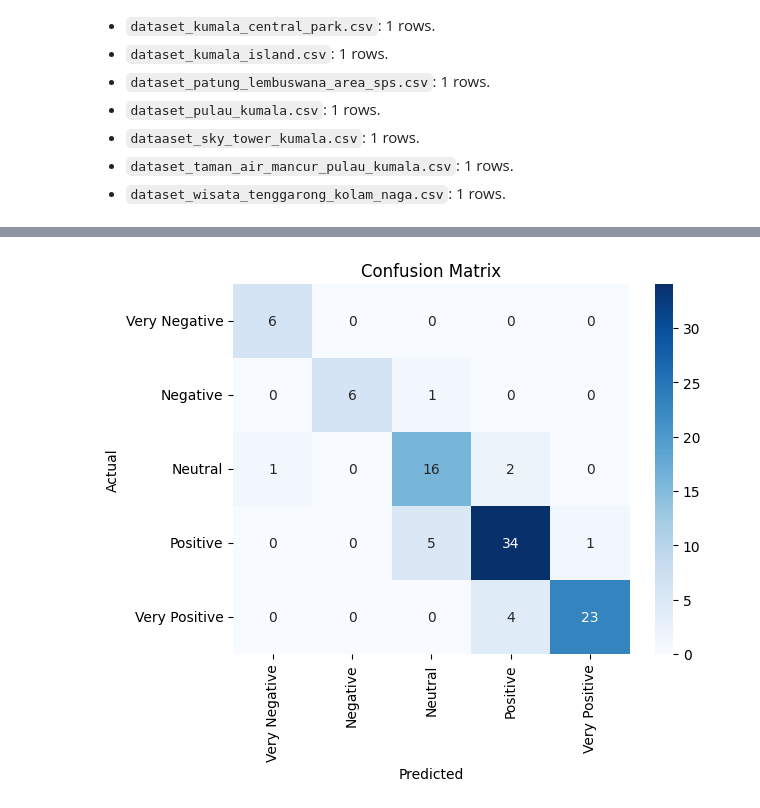
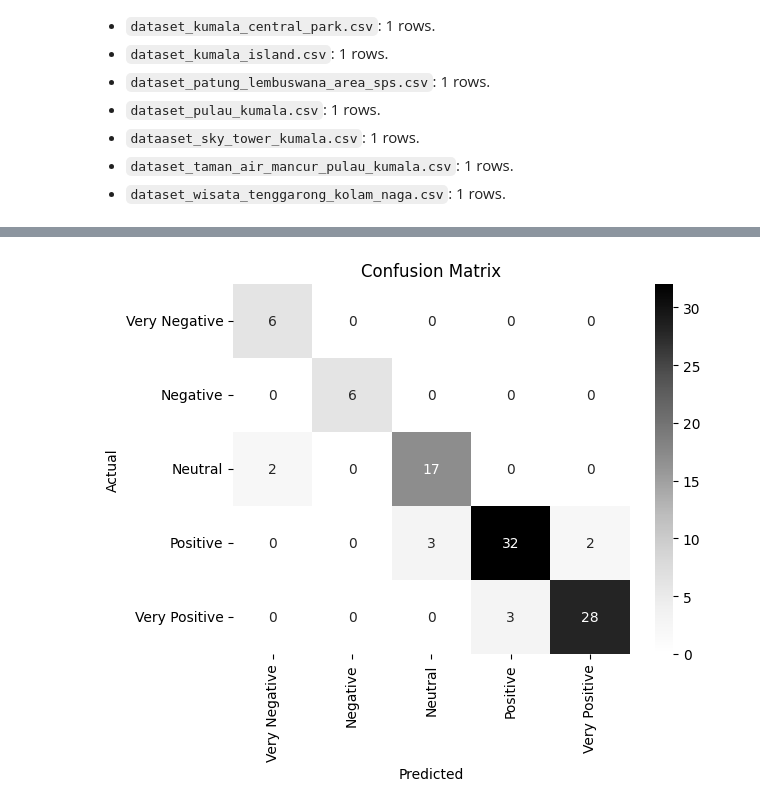
Before and after one commit to suarasiy/sentiment-analysis, a Jupyter notebook: app.ipynb, the cells around one changed output, grey strips where cells are left out. Cells and saved outputs as stored; diff of their text form; code cells hidden in the pictures.

```diff
--- a/app.ipynb
+++ b/app.ipynb
@@ -42,7 +46,7 @@ from wordcloud import WordCloud
 # %%
 # configure the sentiment processing
 sentiment_config: SentimentConfig = {
-    "use_chi2": False,
+    "use_chi2": True,
 }
 # %%
 # Define function for pre-processing
@@ -134,6 +324,34 @@ X_scaled = scaler.fit_transform(X)
+# %%
+# Define the range of K values to test
+n_features = X_scaled.shape[1]
+k_values = list(range(100, 800, 10)) + [X_scaled.shape[1]]
+
+# Create a pipeline with SelectKBest and MultinomialNB
+
+pipeline = Pipeline([
+    ('selector', SelectKBest(chi2)),
+    ('classifier', MultinomialNB())
+])
+
+# Define the parameter grid
+param_grid = {
+    'selector__k': k_values
+}
+
+# Perform grid search with cross-validation
+grid_search = GridSearchCV(pipeline, param_grid, cv=5, scoring='accuracy')
+grid_search.fit(X_scaled, y)
+
+# Get the best K value and the corresponding accuracy
+best_k = grid_search.best_params_['selector__k']
+best_score = grid_search.best_score_
+
+print(f"Best K value: {best_k}")
+print(f"Best cross-validation accuracy: {best_score:.4f}")
 # %%
 # perform chi-square feature selection with best K features
-selector = SelectKBest(chi2, k=500)
+# selector = SelectKBest(chi2, k=500)
+selector = SelectKBest(chi2, k=refined_best_k)
 X_selected = selector.fit_transform(X_scaled, y)
 # %%
 # check if chi-square feature selection is enabled
@@ -141,7 +359,7 @@ if sentiment_config["use_chi2"]:
     X_scaled = X_selected
 
 # split the data into training and testing sets
-X_train, X_test, y_train, y_test = train_test_split(X_scaled, y, test_size=0.2, random_state=42)
+X_train, X_test, y_train, y_test = train_test_split(X_scaled, y, train_size=0.8, random_state=42)
 
 # train the model
 model = MultinomialNB()
@@ -170,25 +449,31 @@ weighted avg       0.87      0.86      0.86        99
 # %%
 # Define the mapping of sentiment labels to their respective names
 sentiment_mapping = {
     0: 'Very Negative',
     1: 'Negative',
     2: 'Neutral',
     3: 'Positive',
     4: 'Very Positive'
 }
 
 # Map the sentiment column to their respective names
 data['sentiment_label'] = data['sentiment'].map(sentiment_mapping)
 
+
 # Plot the confusion matrix with sentiment labels
 cm = confusion_matrix(y_test, y_pred)
-sns.heatmap(cm, annot=True, fmt='d', cmap='Blues', xticklabels=sentiment_mapping.values(), yticklabels=sentiment_mapping.values())
+
+plt.style.use('default')
+
+sns.heatmap(cm, annot=True, fmt='d', cmap='Greys', xticklabels=sentiment_mapping.values(), yticklabels=sentiment_mapping.values())
 plt.xlabel('Predicted')
 plt.ylabel('Actual')
 plt.title('Confusion Matrix')
+
+# plt.gcf().set_facecolor('#0b2651')
 plt.show()
 # %% [output]
-[figure, old version]
+[figure, new version]
 # %%
 # Combine all reviews into a single string
 all_reviews = ' '.join(data['review'])
```
Also changed, not shown: parts of 32 cells of this notebook, 23 other files.
